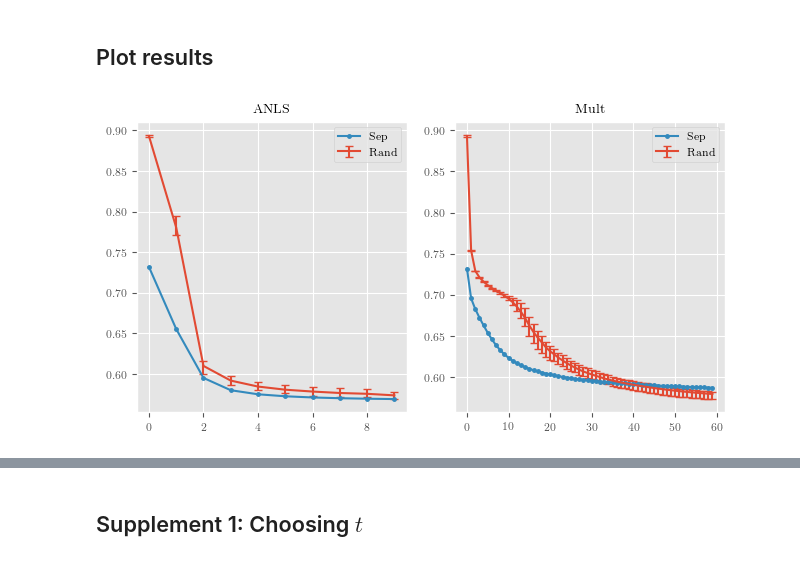
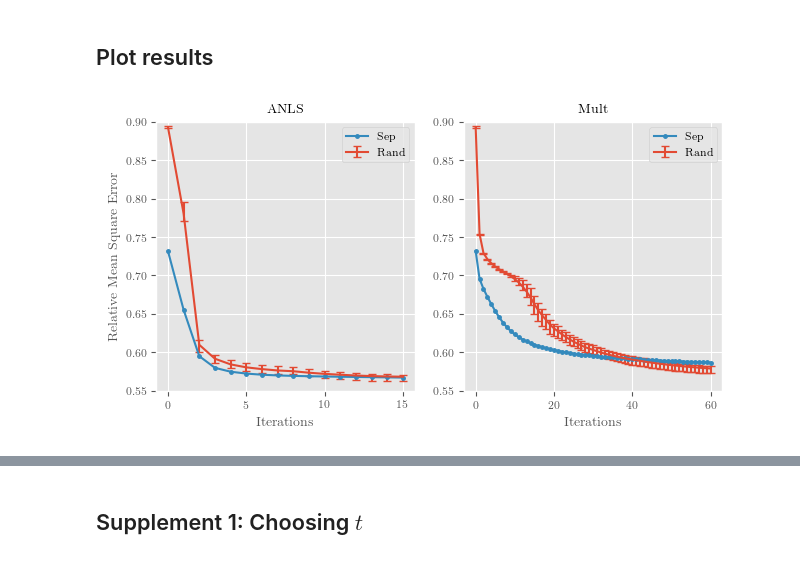
Before and after one commit to degleris1/CMF.jl, a Jupyter notebook: figures/sep_song.ipynb, the cells around one changed output, grey strips where cells are left out. Drawn from its saved outputs; the diff is of its cells as text; code cells hidden in the pictures.

Commit message:
Updated plots for separable publication (#61)

```diff
--- a/figures/sep_song.ipynb
+++ b/figures/sep_song.ipynb
@@ -48,6 +48,9 @@ algorithms = Dict(
     ),
     "HALS" => Dict(
         :alg => :hals, :max_itr => 20
+    ),
+    "ANLS-2" => Dict(
+        :alg => :anls, :max_itr => 2
     )
 )
 seed = sum([Int(c) for c in "SEPARABLITY"])
@@ -61,9 +64,9 @@ println("Error: ", rs.loss_hist[end])
 # %% [output]
 Error: 0.7318612410208795
 # %%
-rsep = Dict()
+#rsep = Dict()
 
-for alg in keys(algorithms)
+for alg in ["ANLS-2"]  #keys(algorithms)
     W, H = rs.W, rs.H
     if alg == "Mult"
         W = W .+ sqrt(eps())
@@ -111,34 +111,39 @@ rsep = jd["rsep"]
 rrand = jd["rrand"];
 # %%
 fig, axes = plt.subplots(1, 2, figsize=set_size(doc_textwidth, aspect=0.55))
-displayitr = Dict("ANLS" => 10, "Mult" => 60)
+displayitr = Dict("ANLS" => 15, "Mult" => 60)
 
 for (i, alg) in enumerate(["ANLS", "Mult"])
     nitr = displayitr[alg]
 
-    rand_losses = zeros(n_trials, nitr)
+    rand_losses = zeros(n_trials, nitr+1)
     for tr in 1:n_trials
-        rand_losses[tr, :] = rrand[string(tr, alg)].loss_hist[1:nitr]
+        rand_losses[tr, :] = rrand[string(tr, alg)].loss_hist[1:nitr+1]
     end
     mean_rand = mean(rand_losses, dims=1)[1, :]
-    error = std(rand_losses, dims=1)[1, :] * 3
+    error = std(rand_losses, dims=1)[1, :]
 
     med_rand = median(rand_losses, dims=1)[1, :]
-    iqr = hcat([quantile(rand_losses[:, j], [0.1, 0.9]) for j in 1:nitr]...)
+    iqr = hcat([quantile(rand_losses[:, j], [0.1, 0.9]) for j in 1:nitr+1]...)
     iqr = iqr - [med_rand'; med_rand']
     iqr[2, :] = -iqr[2, :]
     iqr = iqr
 
-    axes[i].errorbar(0:nitr-1, med_rand, yerr=iqr,
+    axes[i].errorbar(0:nitr, med_rand, yerr=iqr,
                      label="Rand", markersize=0, capsize=3)
-    axes[i].plot(0:nitr-1, rsep[alg].loss_hist[1:nitr],
+    axes[i].plot(0:nitr, rsep[alg].loss_hist[1:nitr+1],
                  label="Sep", markersize=5, marker=".")
     axes[i].set_title(alg)
     axes[i].legend()
+    axes[i].set_xlabel("Iterations")
+    axes[i].set_ylim(0.55, 0.90)
 end
 
-plt.tight_layout(true)
+axes[1].set_ylabel("Relative Mean Square Error")
+axes[1].set_xticks([0, 5, 10, 15])
+axes[2].set_xticks([0, 20, 40, 60])
+plt.tight_layout()
 plt.savefig("sepsong_loss.pdf")
 plt.show()
 # %% [output]
-[figure, old version]
+[figure, new version]
```
Also changed, not shown: parts of 3 cells of this notebook.
